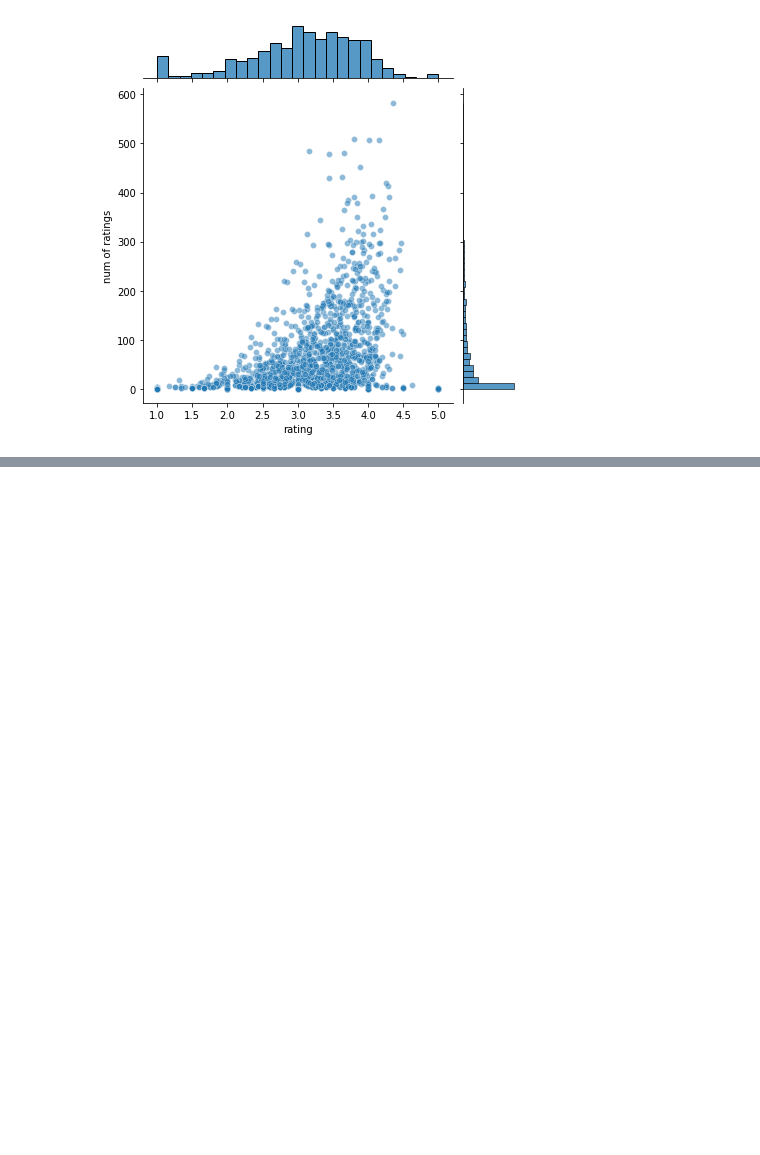
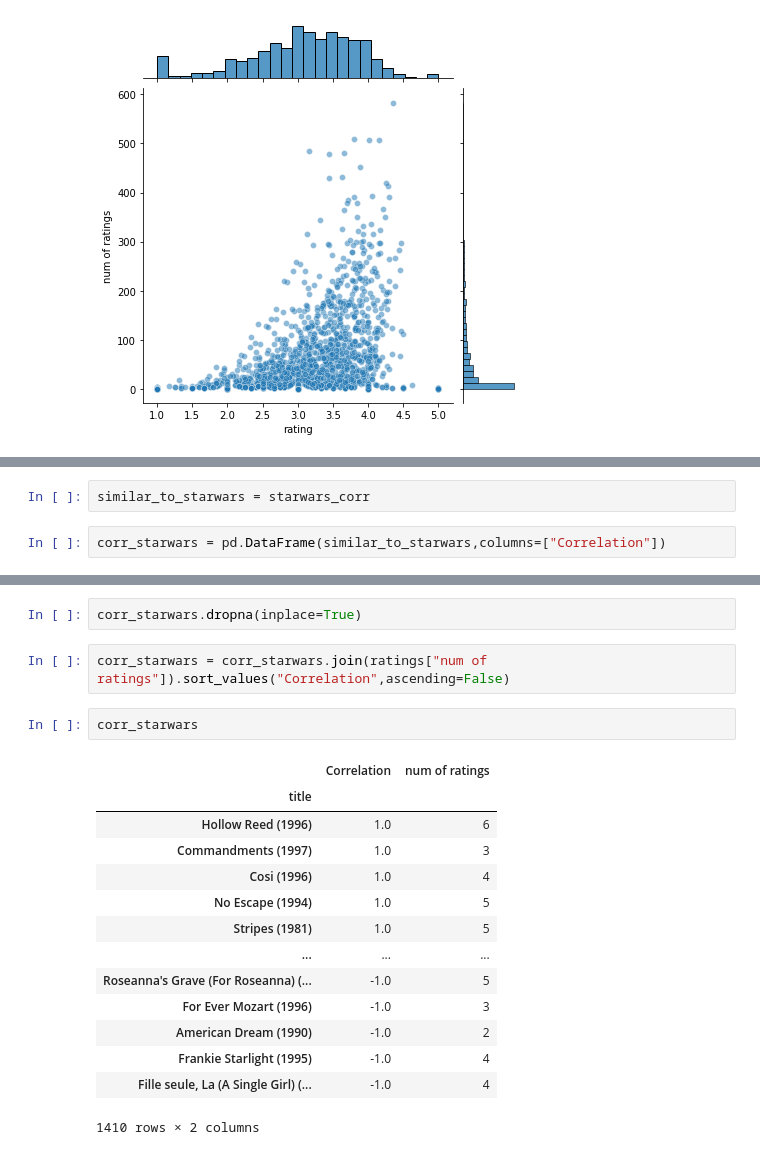
Before and after one commit to RGTechno/DataScience_Python, a Jupyter notebook: Recommendation System/recommender.ipynb, the cells around one changed output, grey strips where cells are left out. Drawn from its saved outputs; the diff is of its cells as text; blank space fills up the shorter version.

```diff
--- a/Recommendation System/recommender.ipynb
+++ b/Recommendation System/recommender.ipynb
@@ -168,0 +232,4 @@ sns.jointplot(x="rating",y="num of ratings",data=ratings,alpha=0.5)
+# %%
+similar_to_starwars = starwars_corr
+# %%
+corr_starwars = pd.DataFrame(similar_to_starwars,columns=["Correlation"])
@@ -168,0 +253,21 @@ sns.jointplot(x="rating",y="num of ratings",data=ratings,alpha=0.5)
+# %%
+corr_starwars.dropna(inplace=True)
+# %%
+corr_starwars = corr_starwars.join(ratings["num of ratings"]).sort_values("Correlation",ascending=False)
+# %%
+corr_starwars
+# %% [output]
+|  | Correlation | num of ratings |
+| title |  |  |
+| Hollow Reed (1996) | 1.0 | 6 |
+| Commandments (1997) | 1.0 | 3 |
+| Cosi (1996) | 1.0 | 4 |
+| No Escape (1994) | 1.0 | 5 |
+| Stripes (1981) | 1.0 | 5 |
+| ... | ... | ... |
+| Roseanna's Grave (For Roseanna) (... | -1.0 | 5 |
+| For Ever Mozart (1996) | -1.0 | 3 |
+| American Dream (1990) | -1.0 | 2 |
+| Frankie Starlight (1995) | -1.0 | 4 |
+| Fille seule, La (A Single Girl) (... | -1.0 | 4 |
+1410 rows × 2 columns
```
Also changed, not shown: parts of 14 cells of this notebook.
